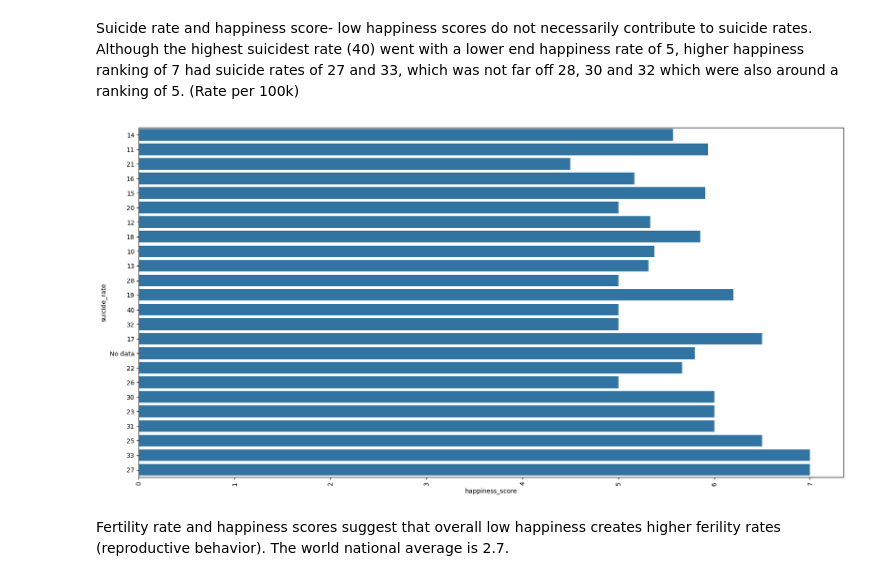
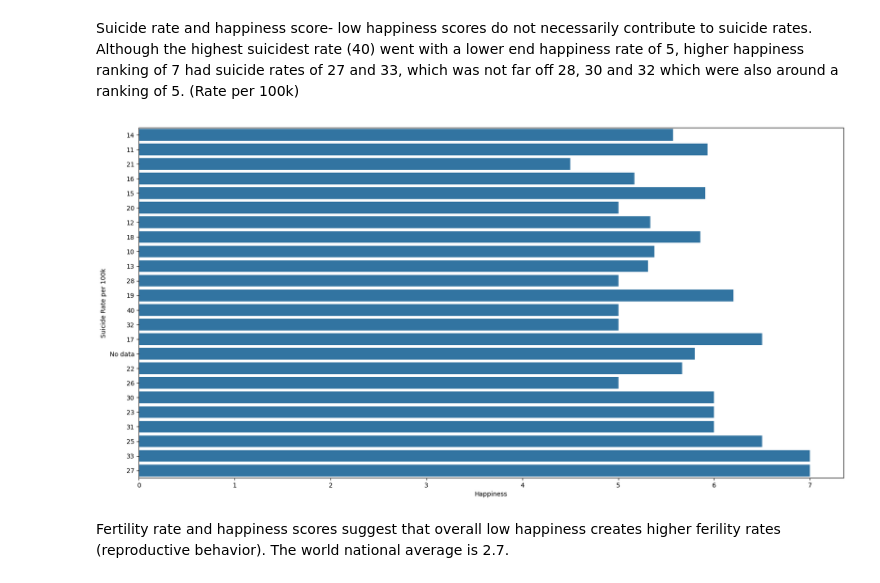
Before and after one commit to tara-hylton/world_happiness, a Jupyter notebook: world happiness.ipynb, the cells around one changed output. Saved outputs shown, nothing was run; the diff lists cells and outputs as text; code cells hidden in the pictures.

```diff
--- a/world happiness.ipynb
+++ b/world happiness.ipynb
@@ -283,16 +283,17 @@ Suicide rate and happiness score- low happiness scores do not necessarily contri
 # %%
 life_death_data2 = life_death_data[~life_death_data['suicide_rate'].isin(['No data'])]
 life_death_data2 = life_death_data[~life_death_data['happiness_score'].isin(['No data'])]
 
 life_death_data2 = life_death_data2.map(lambda x: int(round(x, 0)) if isinstance(x, (int, float)) else x)
 
 plt.figure(figsize=(20,10))
-plt.xticks(rotation=90)
 order = life_death_data2.sort_values('happiness_score').suicide_rate
 sns.barplot(x='happiness_score', y='suicide_rate', data=life_death_data2, errorbar=None, order=order)
+plt.xlabel('Happiness')
+plt.ylabel('Suicide Rate per 100k')
 plt.show()
 # %% [output]
-[figure, old version]
+[figure, new version]
 # %% [markdown]
 Fertility rate and happiness scores suggest that overall low happiness creates higher ferility rates (reproductive behavior). The world national average is 2.7.
 # %%
```
Also changed, not shown: parts of 5 cells of this notebook, 5 other files.
